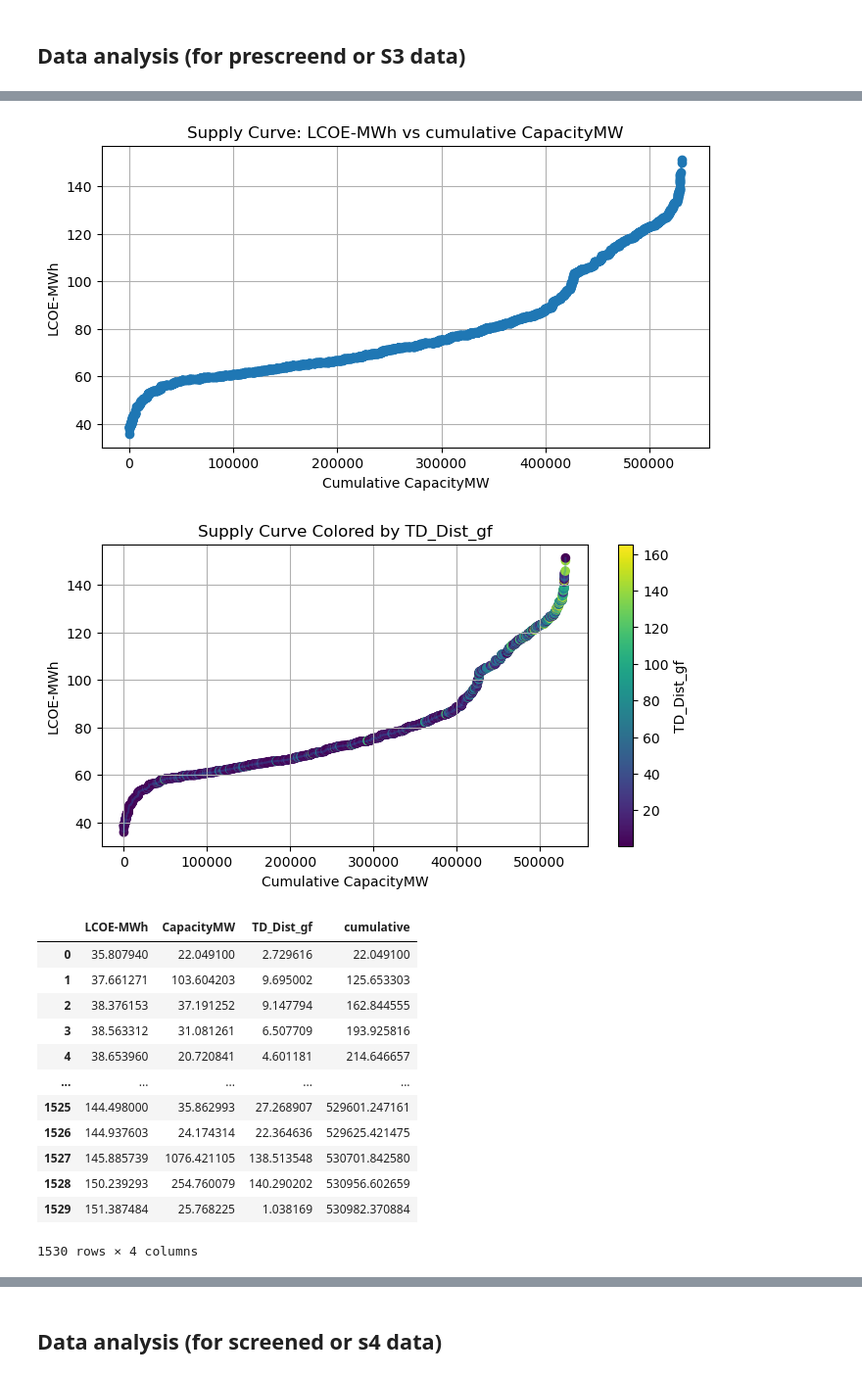
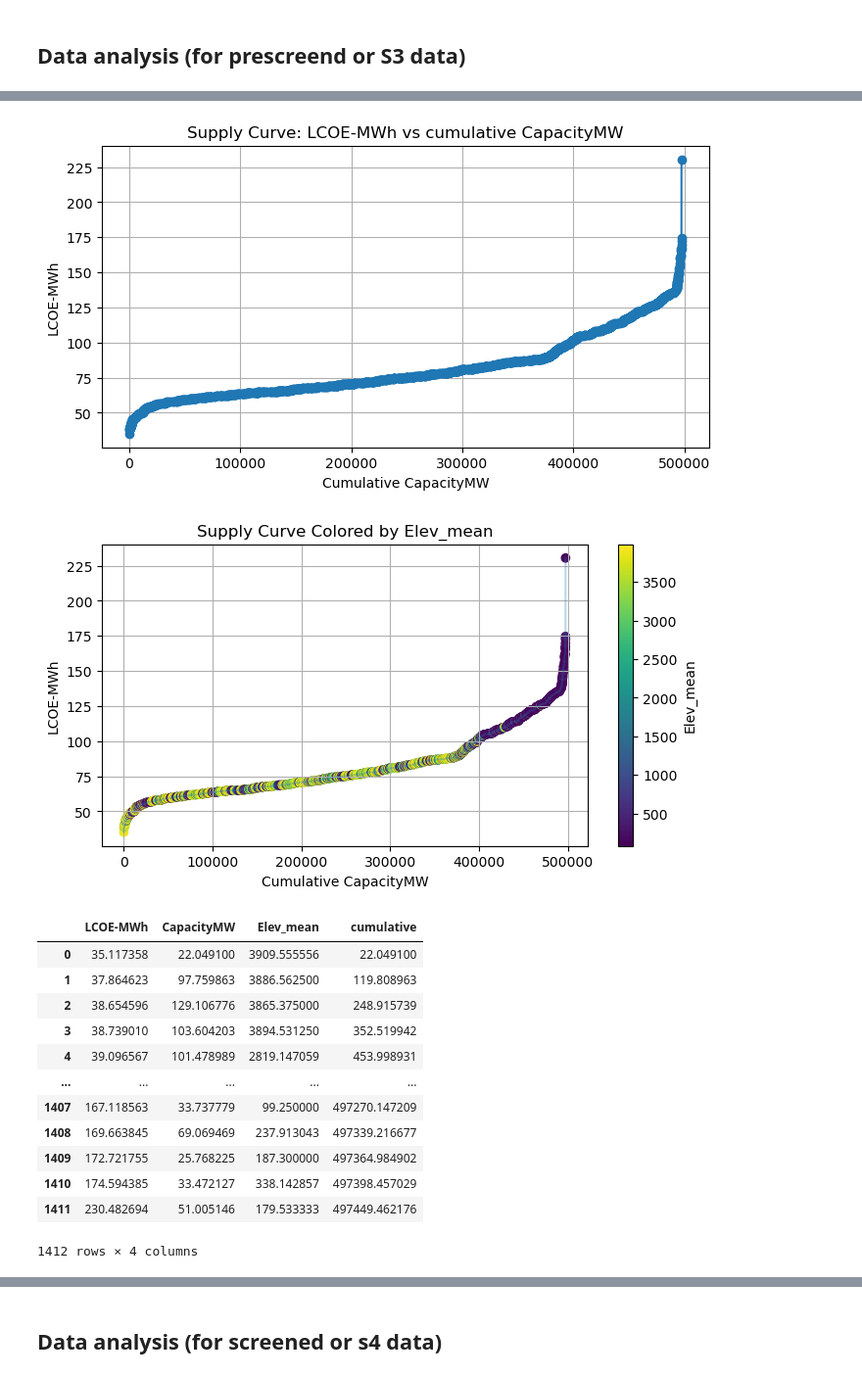
Before and after one commit to carlosfv92/Model-Supply-Regions-MSR-Toolset, a Jupyter notebook: 6. Postprocessing/Cost-supply_curves.ipynb, the cells around one changed output, grey strips where cells are left out. Shown at 98% size. Saved outputs shown, nothing was run; the diff lists cells and outputs as text; code cells hidden in the pictures.

```diff
--- a/6. Postprocessing/Cost-supply_curves.ipynb
+++ b/6. Postprocessing/Cost-supply_curves.ipynb
@@ -32,12 +32,12 @@ S1_MSR_pv_file = str(os.path.dirname(os.getcwd())) + r'\1. MSR Creator\Output\Bo
 S1_MSR_wind_file = str(os.path.dirname(os.getcwd())) + r'\1. MSR Creator\Output\Bolivia\Stage4_MSR\wind_FinalMSRs.shp'
 
 #Load prescreened MSR shapes (with LCOE and CAPEX values defined)
-S3_MSR_pv_file = str(os.path.dirname(os.getcwd())) + r'\3. Attributor and ShapeFileCombiner\Results-Prescreen_Bolivia\SolarPV_prescreen.shp'
-S3_MSR_wind_file = str(os.path.dirname(os.getcwd())) + r'\3. Attributor and ShapeFileCombiner\Results-Prescreen_Bolivia\Wind_prescreen.shp'
+S3_MSR_pv_file = str(os.path.dirname(os.getcwd())) + r'\3. Attributor and ShapeFileCombiner\Results-Prescreen_Bolivia_TandR_costs\SolarPV_prescreen.shp'
+S3_MSR_wind_file = str(os.path.dirname(os.getcwd())) + r'\3. Attributor and ShapeFileCombiner\Results-Prescreen_Bolivia_TandR_costs\Wind_prescreen.shp'
 
 #Load screened MSR data sets with hourly availabilities (for the top % of resources)
-S4_MSR_pv_file = str(os.path.dirname(os.getcwd())) + r'\4. Screener\Results-Screened_Bolivia\SolarPV_BestMSRsToCover5%CountryArea.shp'
-S4_MSR_wind_file = str(os.path.dirname(os.getcwd())) + r'\4. Screener\Results-Screened_Bolivia\Wind_BestMSRsToCover5%CountryArea.shp'
+S4_MSR_pv_file = str(os.path.dirname(os.getcwd())) + r'\4. Screener\Results-Screened_Bolivia_TandR_costs\SolarPV_BestMSRsToCover5%CountryArea.shp'
+S4_MSR_wind_file = str(os.path.dirname(os.getcwd())) + r'\4. Screener\Results-Screened_Bolivia_TandR_costs\Wind_BestMSRsToCover5%CountryArea.shp'
 # %%
 with fiona.open(S3_MSR_pv_file) as src:
     print(src.schema)
@@ -503,25 +522,25 @@ generate_supply_curve(geo_dataframe=gdf3wind,ranking_col="LCOE-MWh",accumulation
 #generate_supply_curve(geo_dataframe=gdf3wind,ranking_col="TD_Dist_gf",accumulation_col="CapacityMW",ascending=True)
 #generate_supply_curve(geo_dataframe=gdf3wind,ranking_col="LCOE-MWh",accumulation_col="Y_GWh100m",ascending=True)
 # %% [output]
-[figure, old version]
+[figure, new version]
 # %%
-generate_supply_curve_color(geo_dataframe=gdf3wind,ranking_col="LCOE-MWh",accumulation_col="CapacityMW",third_col="TD_Dist_gf", ascending=True)
-#generate_supply_curve_color(geo_dataframe=gdf3wind,ranking_col="LCOE-MWh",accumulation_col="CapacityMW",third_col="Elev_mean", ascending=True)
+#generate_supply_curve_color(geo_dataframe=gdf3wind,ranking_col="LCOE-MWh",accumulation_col="CapacityMW",third_col="TD_Dist_gf", ascending=True)
+generate_supply_curve_color(geo_dataframe=gdf3wind,ranking_col="LCOE-MWh",accumulation_col="CapacityMW",third_col="Elev_mean", ascending=True)
 # %% [output]
-[figure, old version]
+[figure, new version]
-|  | LCOE-MWh | CapacityMW | TD_Dist_gf | cumulative |
-| 0 | 35.807940 | 22.049100 | 2.729616 | 22.049100 |
-| 1 | 37.661271 | 103.604203 | 9.695002 | 125.653303 |
-| 2 | 38.376153 | 37.191252 | 9.147794 | 162.844555 |
-| 3 | 38.563312 | 31.081261 | 6.507709 | 193.925816 |
-| 4 | 38.653960 | 20.720841 | 4.601181 | 214.646657 |
+|  | LCOE-MWh | CapacityMW | Elev_mean | cumulative |
+| 0 | 35.117358 | 22.049100 | 3909.555556 | 22.049100 |
+| 1 | 37.864623 | 97.759863 | 3886.562500 | 119.808963 |
+| 2 | 38.654596 | 129.106776 | 3865.375000 | 248.915739 |
+| 3 | 38.739010 | 103.604203 | 3894.531250 | 352.519942 |
+| 4 | 39.096567 | 101.478989 | 2819.147059 | 453.998931 |
 | ... | ... | ... | ... | ... |
-| 1525 | 144.498000 | 35.862993 | 27.268907 | 529601.247161 |
-| 1526 | 144.937603 | 24.174314 | 22.364636 | 529625.421475 |
-| 1527 | 145.885739 | 1076.421105 | 138.513548 | 530701.842580 |
-| 1528 | 150.239293 | 254.760079 | 140.290202 | 530956.602659 |
-| 1529 | 151.387484 | 25.768225 | 1.038169 | 530982.370884 |
+| 1407 | 167.118563 | 33.737779 | 99.250000 | 497270.147209 |
+| 1408 | 169.663845 | 69.069469 | 237.913043 | 497339.216677 |
+| 1409 | 172.721755 | 25.768225 | 187.300000 | 497364.984902 |
+| 1410 | 174.594385 | 33.472127 | 338.142857 | 497398.457029 |
+| 1411 | 230.482694 | 51.005146 | 179.533333 | 497449.462176 |
-1530 rows × 4 columns
+1412 rows × 4 columns
 # %%
 generate_supply_curve_3d(geo_dataframe=gdf3wind, ranking_col="LCOE-MWh",accumulation_col="CapacityMW",third_col="Elev_mean", ascending=True)
 # %% [output]
```
Also changed, not shown: parts of 28 cells of this notebook.
